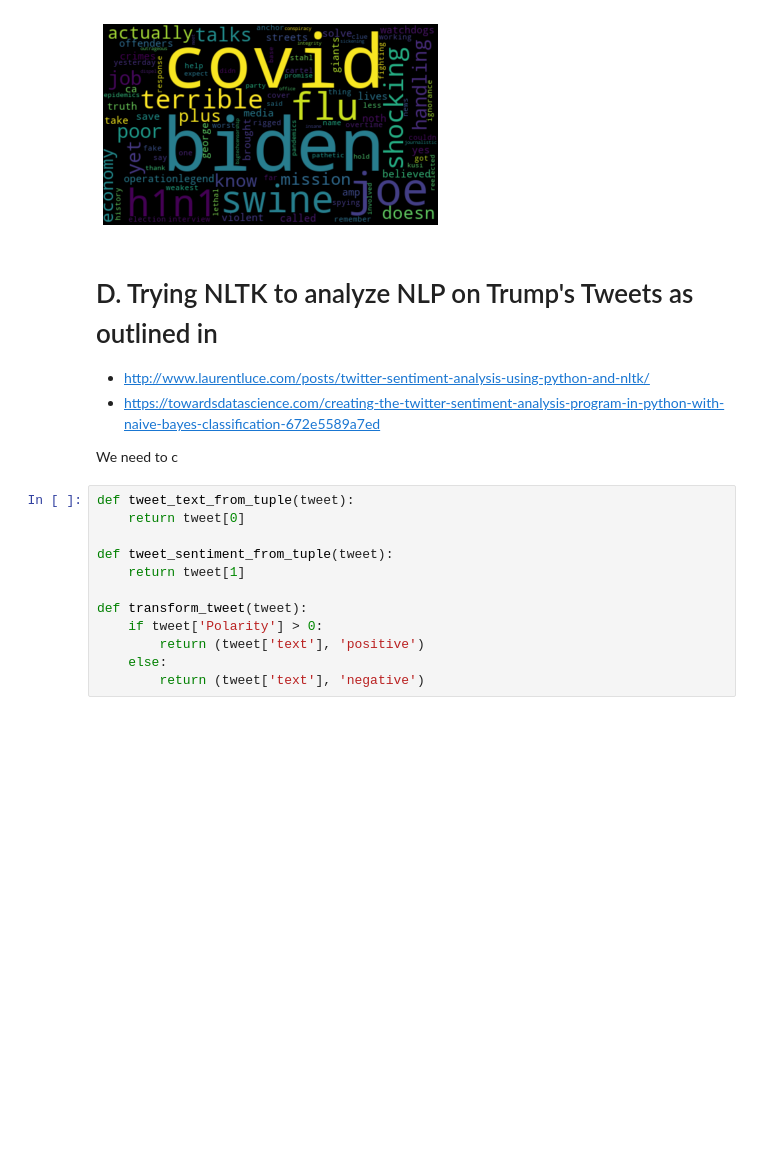
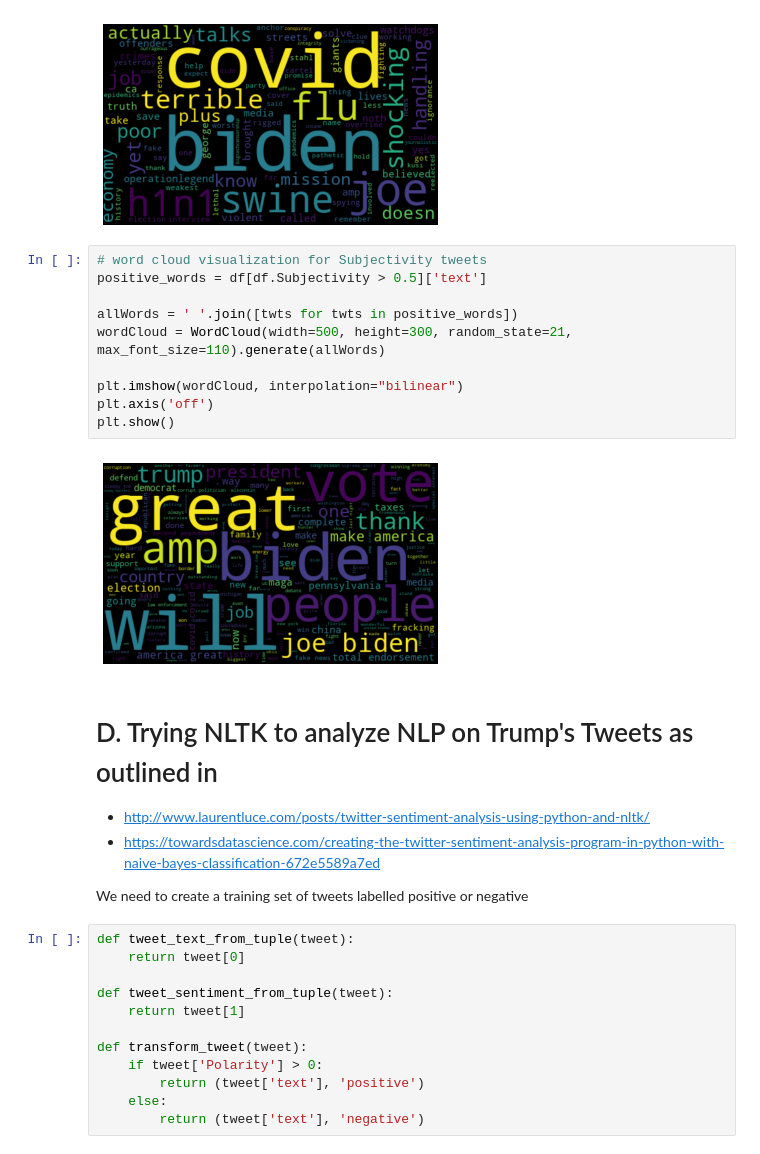
Before and after one commit to joshuacalloway/dsc540groupproject, a Jupyter notebook: StartingTrumpTweets.ipynb, the cells around one changed output. Saved outputs shown, nothing was run; the diff lists cells and outputs as text; blank space fills up the shorter version.

```diff
--- a/StartingTrumpTweets.ipynb
+++ b/StartingTrumpTweets.ipynb
@@ -213,13 +225,25 @@ plt.axis('off')
 plt.show()
 # %% [output]
 [figure]
+# %%
+# word cloud visualization for Subjectivity tweets
+positive_words = df[df.Subjectivity > 0.5]['text']
+
+allWords = ' '.join([twts for twts in positive_words])
+wordCloud = WordCloud(width=500, height=300, random_state=21, max_font_size=110).generate(allWords)
+
+plt.imshow(wordCloud, interpolation="bilinear")
+plt.axis('off')
+plt.show()
+# %% [output]
+[figure, added]
 # %% [markdown]
 # D. Trying NLTK to analyze NLP on Trump's Tweets as outlined in
 
 - http://www.laurentluce.com/posts/twitter-sentiment-analysis-using-python-and-nltk/
 - https://towardsdatascience.com/creating-the-twitter-sentiment-analysis-program-in-python-with-naive-bayes-classification-672e5589a7ed
 
-We need to c
+We need to create a training set of tweets labelled positive or negative
 # %%
 def tweet_text_from_tuple(tweet):
     return tweet[0]
```
Also changed, not shown: parts of 9 cells of this notebook.
